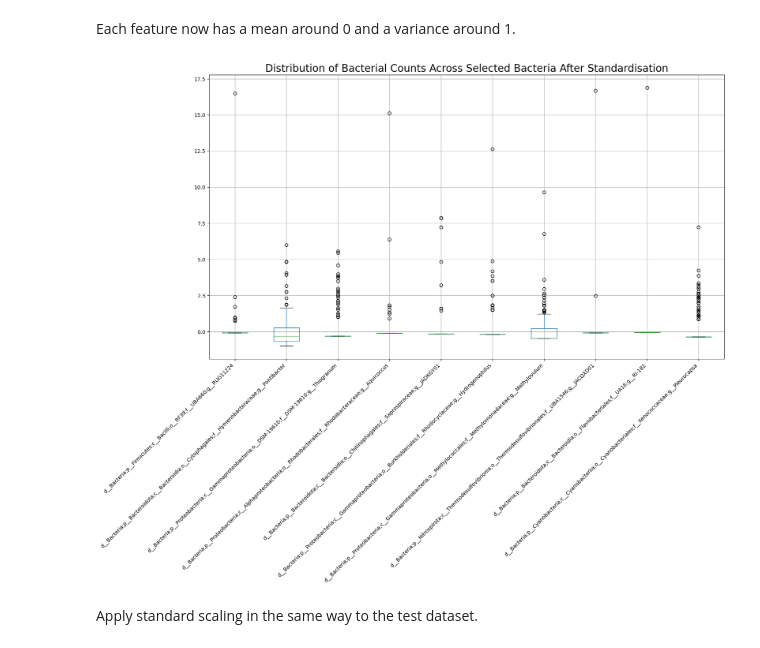
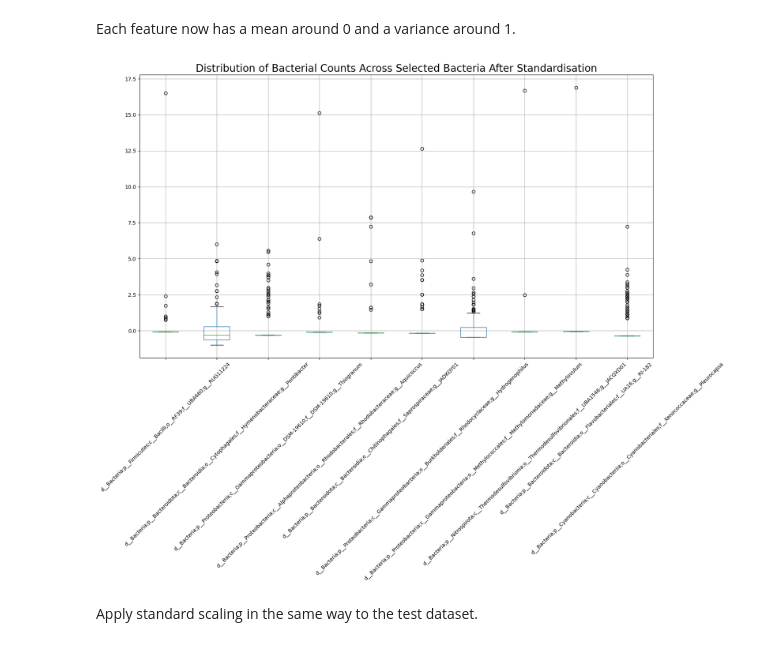
Before and after one commit to MGS-dot/LSA-project, a Jupyter notebook: machine-learning-3.ipynb, the cells around one changed output. Drawn from its saved outputs; the diff is of its cells as text; code cells hidden in the pictures.

Commit message:
Kaggle Notebook | machine_learning_3 | Version 23

```diff
--- a/machine-learning-3.ipynb
+++ b/machine-learning-3.ipynb
@@ -26,5 +20,7 @@ Load in the two datasets as dataframes.
 # %%
-genera_counts = pd.read_csv('/kaggle/input/project-lsa/genera.counts.tsv', sep = '\t')
+#Load in the genera_counts dataset as a dataframe and look at the first five rows
+
+genera_counts = pd.read_csv('/kaggle/input/datasets-microbiome/genera.counts.tsv', sep = '\t')
 genera_counts.head()
 # %% [output]
 |  | Sample | d__Bacteria;p__Bacteroidota;c__Ba... | d__Bacteria;p__Firmicutes_A;c__Cl... | d__Bacteria;p__Firmicutes_A;c__Cl... | d__Bacteria;p__Firmicutes_A;c__Cl... | ... |
@@ -35,7 +31,9 @@ genera_counts.head()
 | 4 | HSM5MD5D | 0 | 51 | 539 | 0 | ... |
 5 rows × 9695 columns
 # %%
-metadata = pd.read_csv('/kaggle/input/project-lsa/metadata.tsv', sep = '\t')
+#Load in the metadata dataset as a dataframe and look at the first five rows
+
+metadata = pd.read_csv('/kaggle/input/datasets-microbiome/metadata.tsv', sep = '\t')
 metadata.head()
 # %% [output]
 |  | Dataset | Sample | Subject | Study.Group | Gender | DOI | Publication.Name | consent_age | Age.Units | ... |
@@ -279,11 +281,11 @@ Each feature now has a mean around 0 and a variance around 1.
 # %%
 plt.figure(figsize=(18,10))
 plt.title('Distribution of Bacterial Counts Across Selected Bacteria After Standardisation', fontsize = 20)
 train_X_filtered_std.sample(10, axis="columns", random_state = 10).boxplot()
-plt.xticks(rotation=45, ha = 'right')
+plt.xticks(rotation=45)
 plt.show()
 # %% [output]
-[figure, old version]
+[figure, new version]
 # %% [markdown]
 Apply standard scaling in the same way to the test dataset.
 # %%
```
Also changed, not shown: parts of 34 cells of this notebook.
